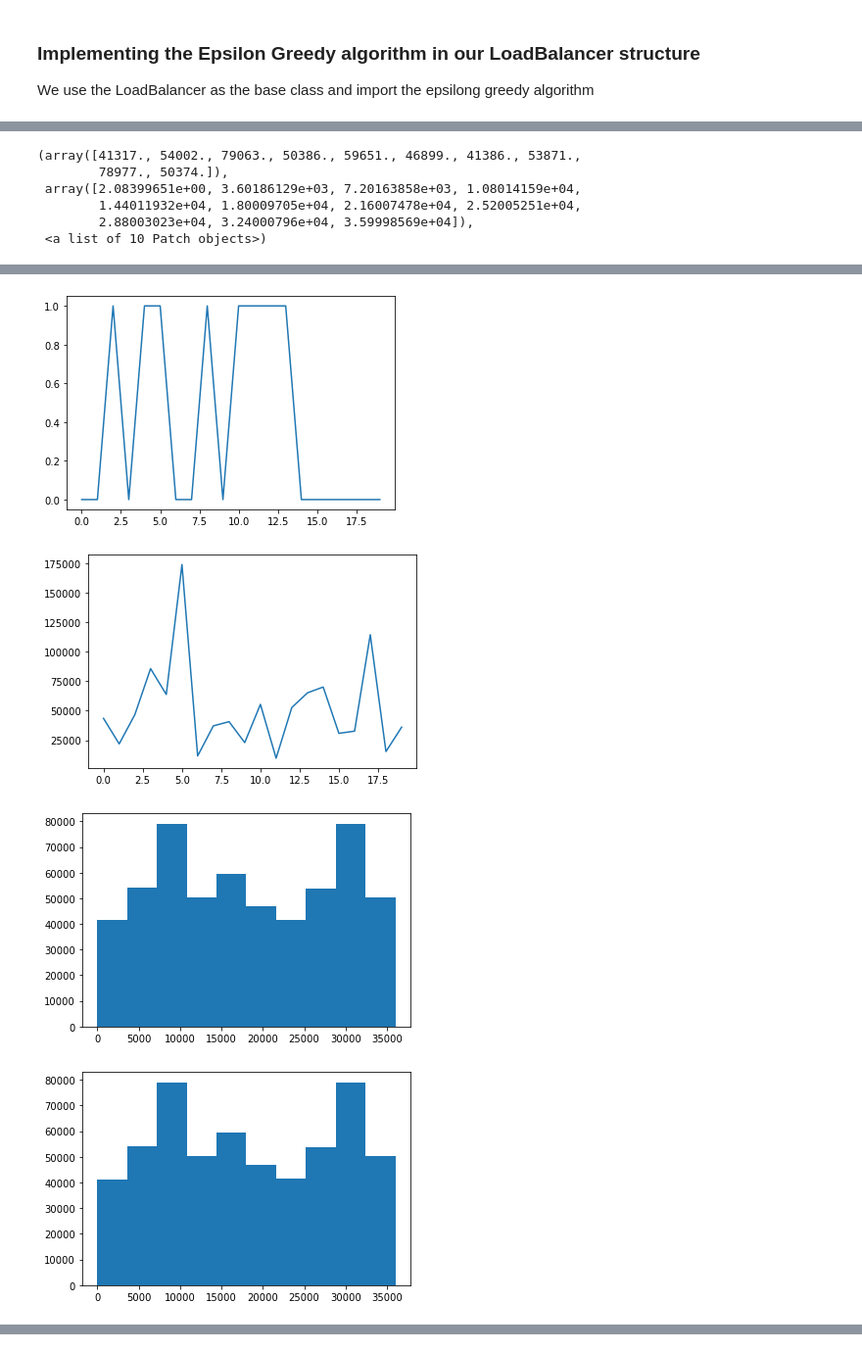
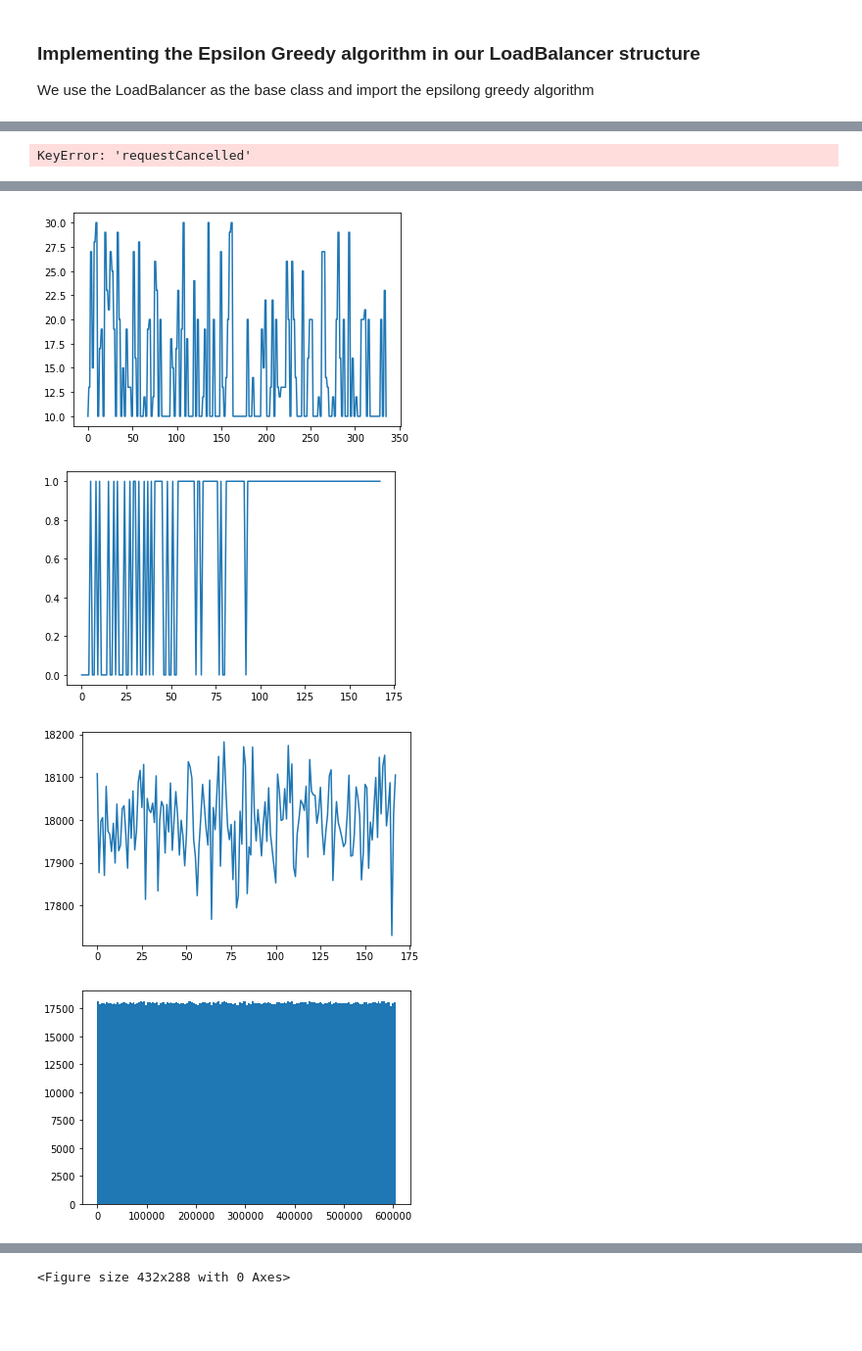
Before and after one commit to julianvanmeggelen/AdaptiveLoadBalancing, a Jupyter notebook: experiments/EpsilonGreedy.ipynb, the cells around one changed output, grey strips where cells are left out. Shown at 98% size. Drawn from its saved outputs; the diff is of its cells as text; code cells hidden in the pictures; blank space fills up the shorter version.

```diff
--- a/experiments/EpsilonGreedy.ipynb
+++ b/experiments/EpsilonGreedy.ipynb
@@ -125,19 +132,20 @@ class GreedyEpsilonLoadBalancer(LoadBalancer):
 from sklearn.linear_model import LinearRegression
 from sklearn.tree import DecisionTreeRegressor
 
-stopTime = 10*60*60
+stopTime = 7*24*60*60
 env = Environment(stopTime=stopTime)
 
 model = LinearRegression()
-#model = DecisionTreeRegressor()
-loadBalancer = GreedyEpsilonLoadBalancer(nServers=10, environment=env, model = model, eta=lambda t: sigmoid(2/(0.1*t+2)-0.5), nServerRange=[5,40])
+model = DecisionTreeRegressor()
+#sigmoid(2/(0.1*t+2)-0.5)
+loadBalancer = GreedyEpsilonLoadBalancer(nServers=10, environment=env, model = model, eta=lambda t: sigmoid(2-0.05*t), nServerRange=[10,30])
 
-requestTypes = [(0.5,2,0.1,10), (0.5,3,0.2,10)] #(prob, mu, sigma, cancelTime)
+requestTypes = [(0.5,1,0.1,10), (0.5,2,0.2,10)] #(prob, mu, sigma, cancelTime)
 arrivalsPerSecond = 14
 source = Source(arrivalsPerSecond, requestTypes, loadBalancer, env)
 
-schedule = np.array([11,12,14,16,14,30,13,15,17,16,14,12]) #12 periods
-periodLength = 0.5*60*60 #half an hour per period -> schedule repeated two times in 12 hours
+schedule = np.array([5]) #12 periods
+periodLength = 1*60*60 #half an hour per period -> schedule repeated two times in 12 hours
 arrivalSchedule = ArrivalSchedule(periodLength,arrivalSchedule=schedule, environment=env, loadBalancer=loadBalancer, source=source)
 env.run(debug=False)
 # %% [output]
@@ -163,17 +320,16 @@ Max reward for [78822.63991913] 5
 # %%
+plt.plot(env.log['eta'])
+plt.figure()
 plt.plot(env.log['numberOfServers'])
 plt.figure()
 plt.plot(env.log['greedyEpsilonActionType'])
 plt.figure()
 plt.plot(env.log['reward'])
 plt.figure()
-plt.hist(env.logTime['arrivalEvent'], bins=int(stopTime/60/60))
+plt.hist(env.logTime['arrivalEvent'], bins=int(stopTime/60/60));
 plt.figure()
-plt.hist(env.logTime['requestProcessed'], bins=int(stopTime/60/60))
+plt.hist(env.logTime['requestProcessed'], bins=int(stopTime/60/60));
+plt.figure()
+plt.hist(env.logTime['requestCancelled'], bins=int(stopTime/60/60));
 # %% [output]
-(array([41317., 54002., 79063., 50386., 59651., 46899., 41386., 53871.,
-        78977., 50374.]),
- array([2.08399651e+00, 3.60186129e+03, 7.20163858e+03, 1.08014159e+04,
-        1.44011932e+04, 1.80009705e+04, 2.16007478e+04, 2.52005251e+04,
-        2.88003023e+04, 3.24000796e+04, 3.59998569e+04]),
- <a list of 10 Patch objects>)
+KeyError: 'requestCancelled'
@@ -181,4 +337,4 @@ plt.hist(env.logTime['requestProcessed'], bins=int(stopTime/60/60))
-[figure, old version]
+[figure, new version]
-[figure, old version]
+[figure, new version]
-[figure, old version]
+[figure, new version]
-[figure, old version]
+[figure, new version]
@@ -184,0 +342 @@ plt.hist(env.logTime['requestProcessed'], bins=int(stopTime/60/60))
+<Figure size 432x288 with 0 Axes>
```
Also changed, not shown: parts of 10 cells of this notebook.
